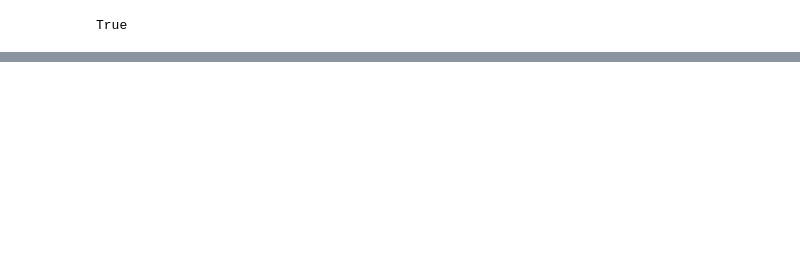
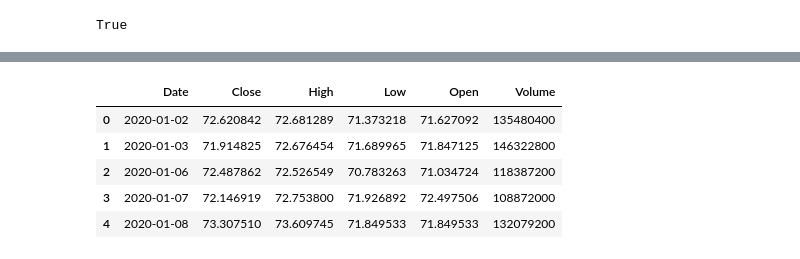
Before and after one commit to julsCadenas/stock-price-predictor, a Jupyter notebook: notebooks/data_prep.ipynb, the cells around one changed output, grey strips where cells are left out. Drawn from its saved outputs; the diff is of its cells as text; code cells hidden in the pictures; blank space fills up the shorter version.

```diff
--- a/notebooks/data_prep.ipynb
+++ b/notebooks/data_prep.ipynb
@@ -79,0 +97,11 @@ News data saved to ../data/news_data.csv
+# %%
+stock_df['Date'] = pd.to_datetime(stock_df['Date'])
+
+stock_df.head()
+# %% [output]
+|  | Date | Close | High | Low | Open | Volume |
+| 0 | 2020-01-02 | 72.620842 | 72.681289 | 71.373218 | 71.627092 | 135480400 |
+| 1 | 2020-01-03 | 71.914825 | 72.676454 | 71.689965 | 71.847125 | 146322800 |
+| 2 | 2020-01-06 | 72.487862 | 72.526549 | 70.783263 | 71.034724 | 118387200 |
+| 3 | 2020-01-07 | 72.146919 | 72.753800 | 71.926892 | 72.497506 | 108872000 |
+| 4 | 2020-01-08 | 73.307510 | 73.609745 | 71.849533 | 71.849533 | 132079200 |
```
Also changed, not shown: parts of 9 cells of this notebook.
